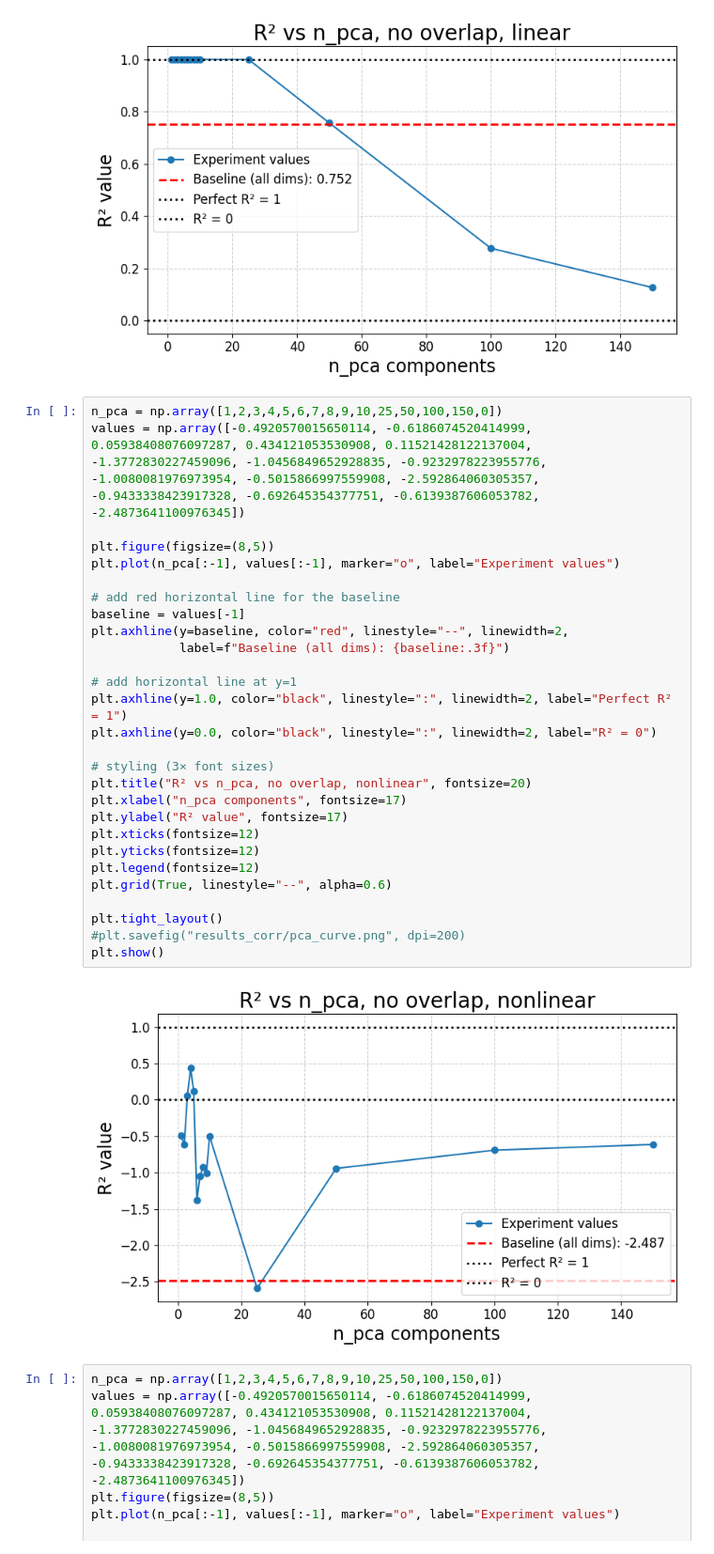
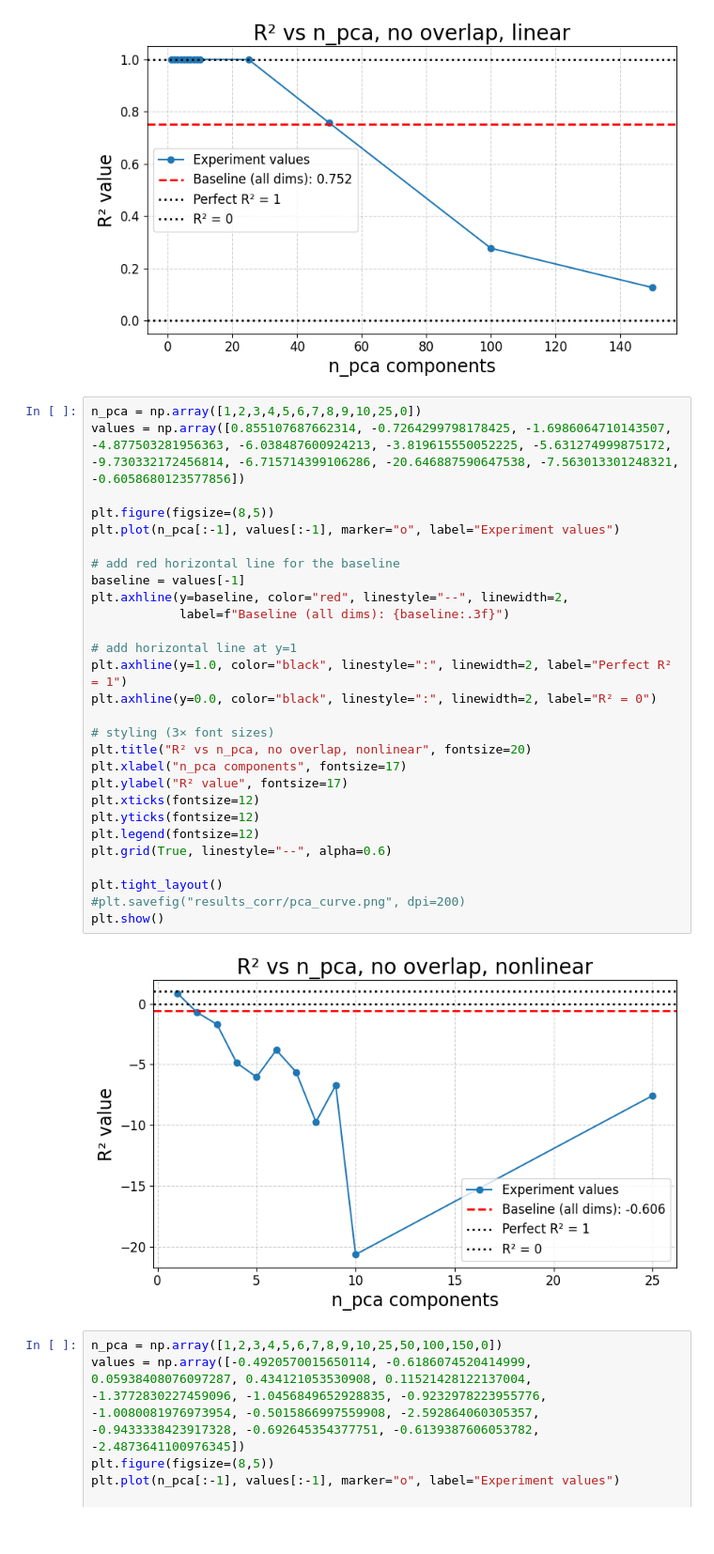
Before and after one commit to emika02/2025-riss-steering, a Jupyter notebook: representations-in-tsfms-main/hough_transform/hough_scripts/plots.ipynb, the cells around one changed output. Shown: that part at 94% size. Drawn from its saved outputs; the diff is of its cells as text.

```diff
--- a/representations-in-tsfms-main/hough_transform/hough_scripts/plots.ipynb
+++ b/representations-in-tsfms-main/hough_transform/hough_scripts/plots.ipynb
@@ -98,35 +100,35 @@ plt.show()
 # %% [output]
 [figure]
 # %%
-n_pca = np.array([1,2,3,4,5,6,7,8,9,10,25,50,100,150,0])
-values = np.array([-0.4920570015650114, -0.6186074520414999, 0.05938408076097287, 0.434121053530908, 0.11521428122137004, -1.3772830227459096, -1.0456849652928835, -0.9232978223955776, -1.0080081976973954, -0.5015866997559908, -2.592864060305357, -0.9433338423917328, -0.692645354377751, -0.6139387606053782, -2.4873641100976345])
+n_pca = np.array([1,2,3,4,5,6,7,8,9,10,25,0])
+values = np.array([0.855107687662314, -0.7264299798178425, -1.6986064710143507, -4.877503281956363, -6.038487600924213, -3.819615550052225, -5.631274999875172, -9.730332172456814, -6.715714399106286, -20.646887590647538, -7.563013301248321,  -0.6058680123577856])
 
 plt.figure(figsize=(8,5))
 plt.plot(n_pca[:-1], values[:-1], marker="o", label="Experiment values")
 
 # add red horizontal line for the baseline
 baseline = values[-1]
 plt.axhline(y=baseline, color="red", linestyle="--", linewidth=2,
             label=f"Baseline (all dims): {baseline:.3f}")
 
 # add horizontal line at y=1
 plt.axhline(y=1.0, color="black", linestyle=":", linewidth=2, label="Perfect R² = 1")
 plt.axhline(y=0.0, color="black", linestyle=":", linewidth=2, label="R² = 0")
 
 # styling (3× font sizes)
 plt.title("R² vs n_pca, no overlap, nonlinear", fontsize=20)
 plt.xlabel("n_pca components", fontsize=17)
 plt.ylabel("R² value", fontsize=17)
 plt.xticks(fontsize=12)
 plt.yticks(fontsize=12)
 plt.legend(fontsize=12)
 plt.grid(True, linestyle="--", alpha=0.6)
 
 plt.tight_layout()
 #plt.savefig("results_corr/pca_curve.png", dpi=200)
 plt.show()
 # %% [output]
-[figure, old version]
+[figure, new version]
 # %%
 n_pca = np.array([1,2,3,4,5,6,7,8,9,10,25,50,100,150,0])
 values = np.array([-0.4920570015650114, -0.6186074520414999, 0.05938408076097287, 0.434121053530908, 0.11521428122137004, -1.3772830227459096, -1.0456849652928835, -0.9232978223955776, -1.0080081976973954, -0.5015866997559908, -2.592864060305357, -0.9433338423917328, -0.692645354377751, -0.6139387606053782, -2.4873641100976345])
```
Also changed, not shown: parts of 1 cell of this notebook, 23 other files.
